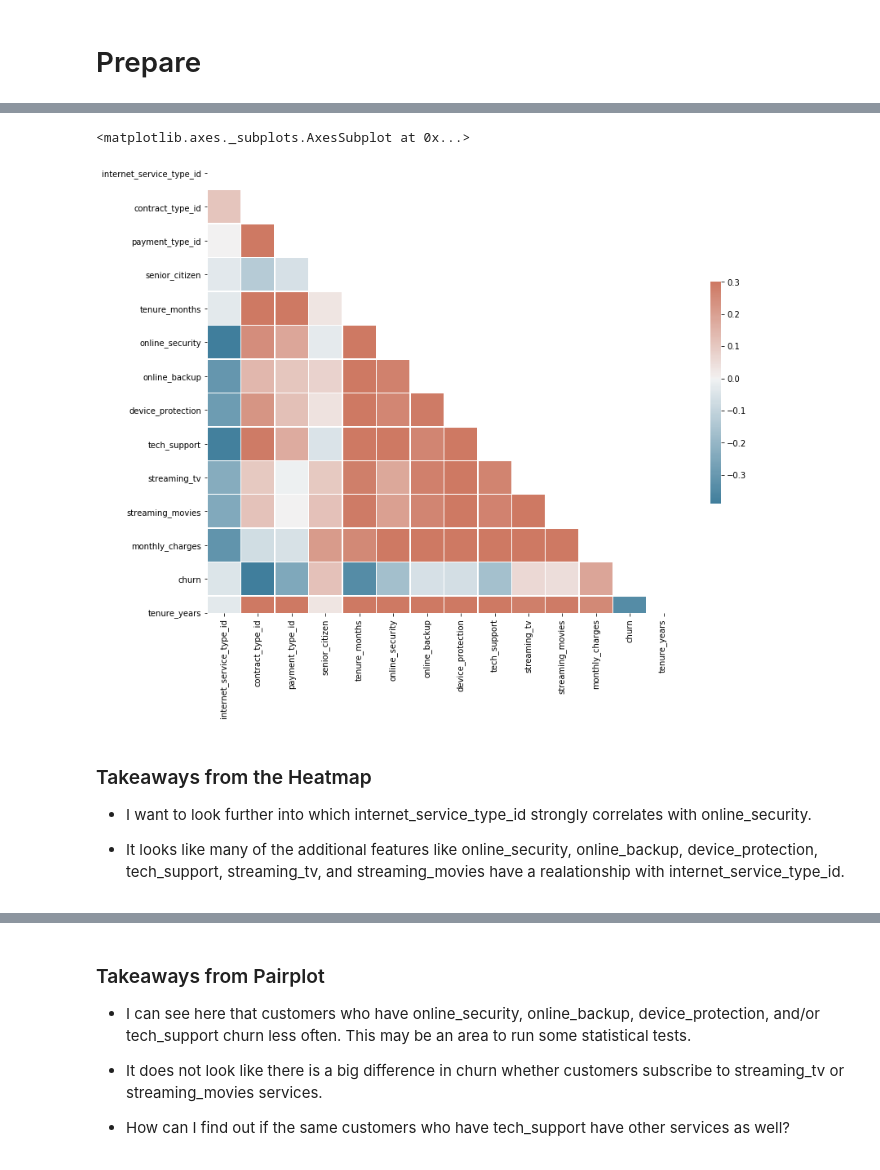
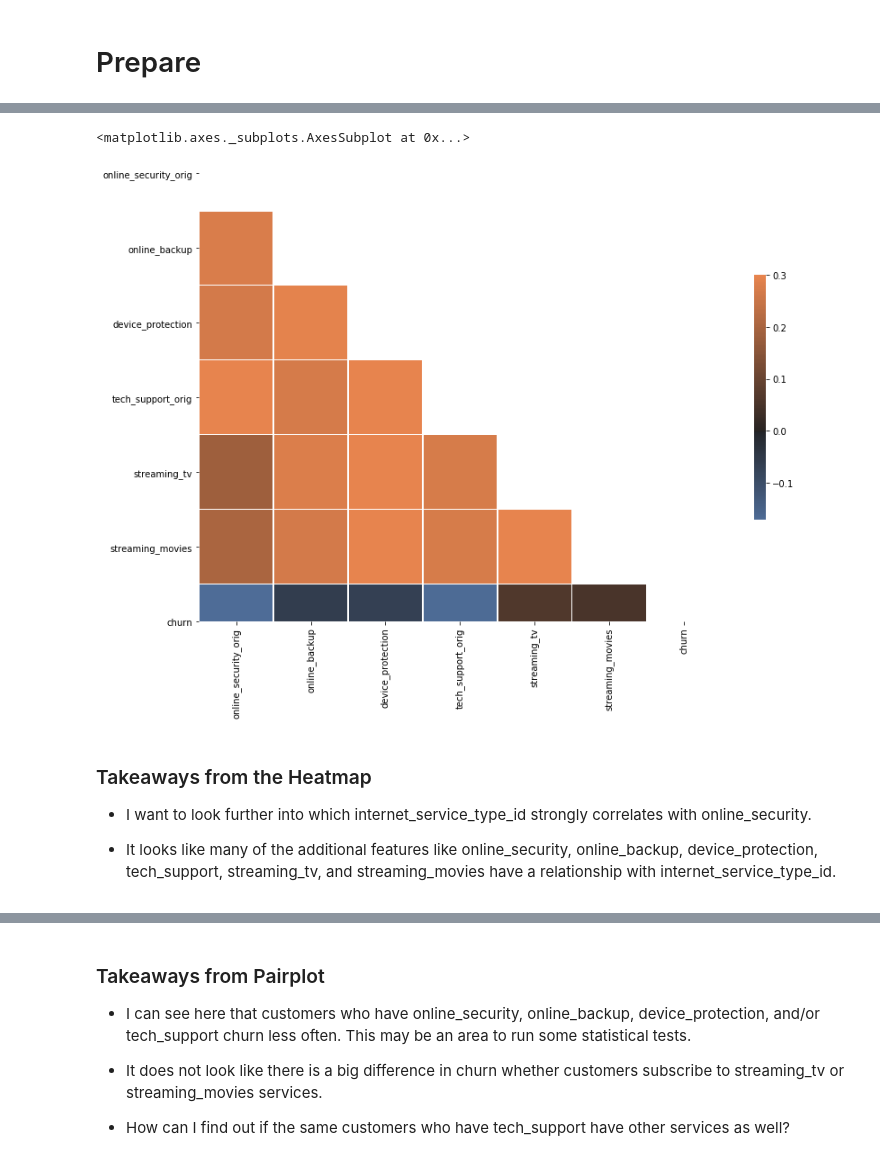
Before and after one commit to QuantumKane/classification_project, a Jupyter notebook: raw.ipynb, the cells around one changed output, grey strips where cells are left out. Drawn from its saved outputs; the diff is of its cells as text; code cells hidden in the pictures.

```diff
--- a/raw.ipynb
+++ b/raw.ipynb
@@ -266,31 +251,31 @@ memory usage: 739.3+ KB
 # %%
-support_streaming_subset = train[['online_security',
-       'online_backup', 'device_protection', 'tech_support', 'streaming_tv',
+support_streaming_subset = train[['online_security_orig',
+       'online_backup', 'device_protection', 'tech_support_orig', 'streaming_tv',
        'streaming_movies', 'churn']]
 # %%
 # Correlation heat map
 # creating the correlation of each feature against each other
-corr = train.corr()
+corr = support_streaming_subset.corr()
 
 # Generate a mask for the upper triangle, prints out only the bottom triangle
 mask = np.triu(np.ones_like(corr, dtype=bool))
 
-# Set up the matplotlib figure, sets size
+# Set up the matplotlib figure, set size
 f, ax = plt.subplots(figsize=(13, 10))
 
 # Generate a custom diverging colormap, changing default colors
-cmap = sns.diverging_palette(230, 20, as_cmap=True)
+cmap = sns.diverging_palette(250, 30, l=65, center="dark", as_cmap=True)
 
 # Draw the heatmap with the mask and correct aspect ratio
 sns.heatmap(corr, mask=mask, cmap=cmap, vmax=.3, center=0,
             square=True, linewidths=.5, cbar_kws={"shrink": .5})
 # %% [output]
 <matplotlib.axes._subplots.AxesSubplot at 0x...>
-[figure, old version]
+[figure, new version]
 # %% [markdown]
 ### Takeaways from the Heatmap
 
 - I want to look further into which internet_service_type_id strongly correlates with online_security.
 
-- It looks like many of the additional features like online_security, online_backup, device_protection, tech_support, streaming_tv, and streaming_movies have a realationship with internet_service_type_id.
+- It looks like many of the additional features like online_security, online_backup, device_protection, tech_support, streaming_tv, and streaming_movies have a relationship with internet_service_type_id.
 # %%
```
Also changed, not shown: parts of 89 cells of this notebook.
